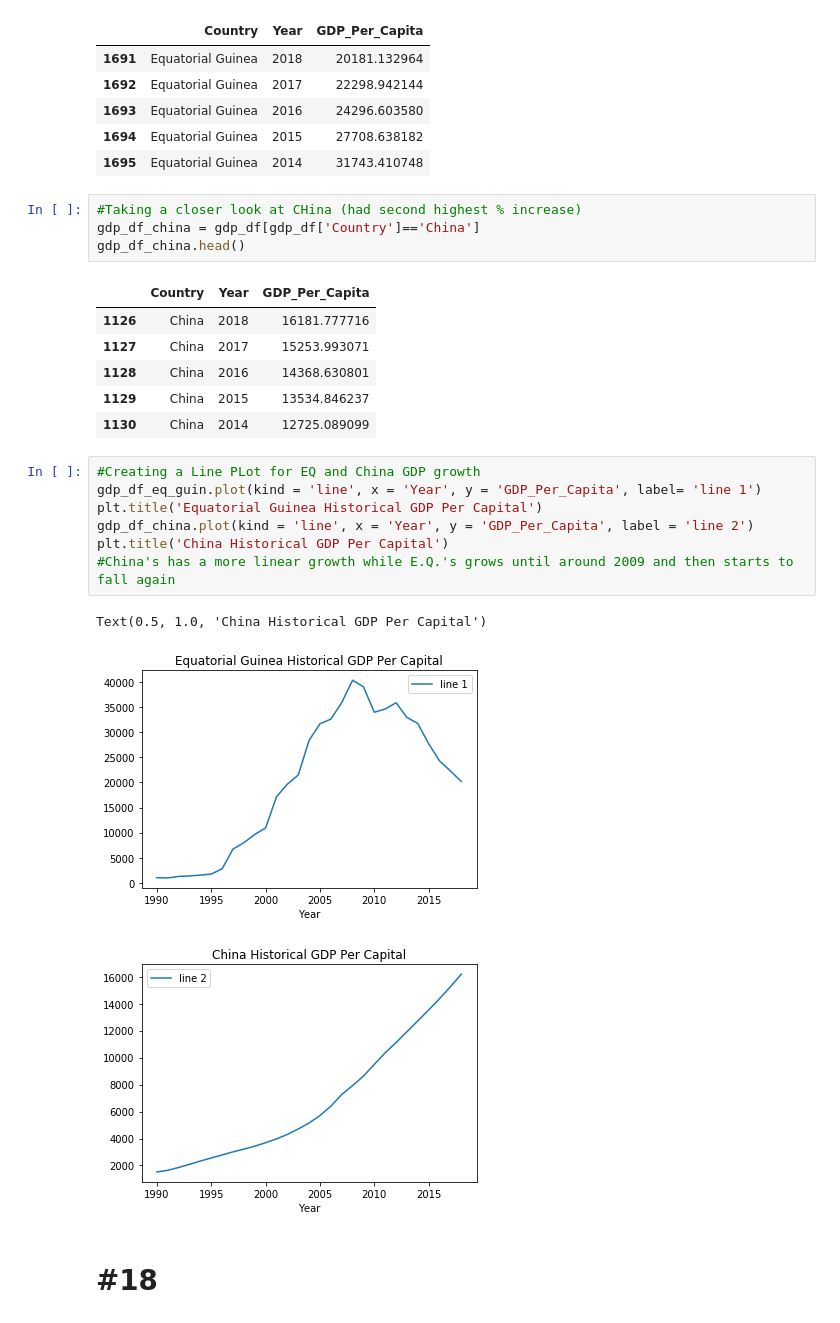
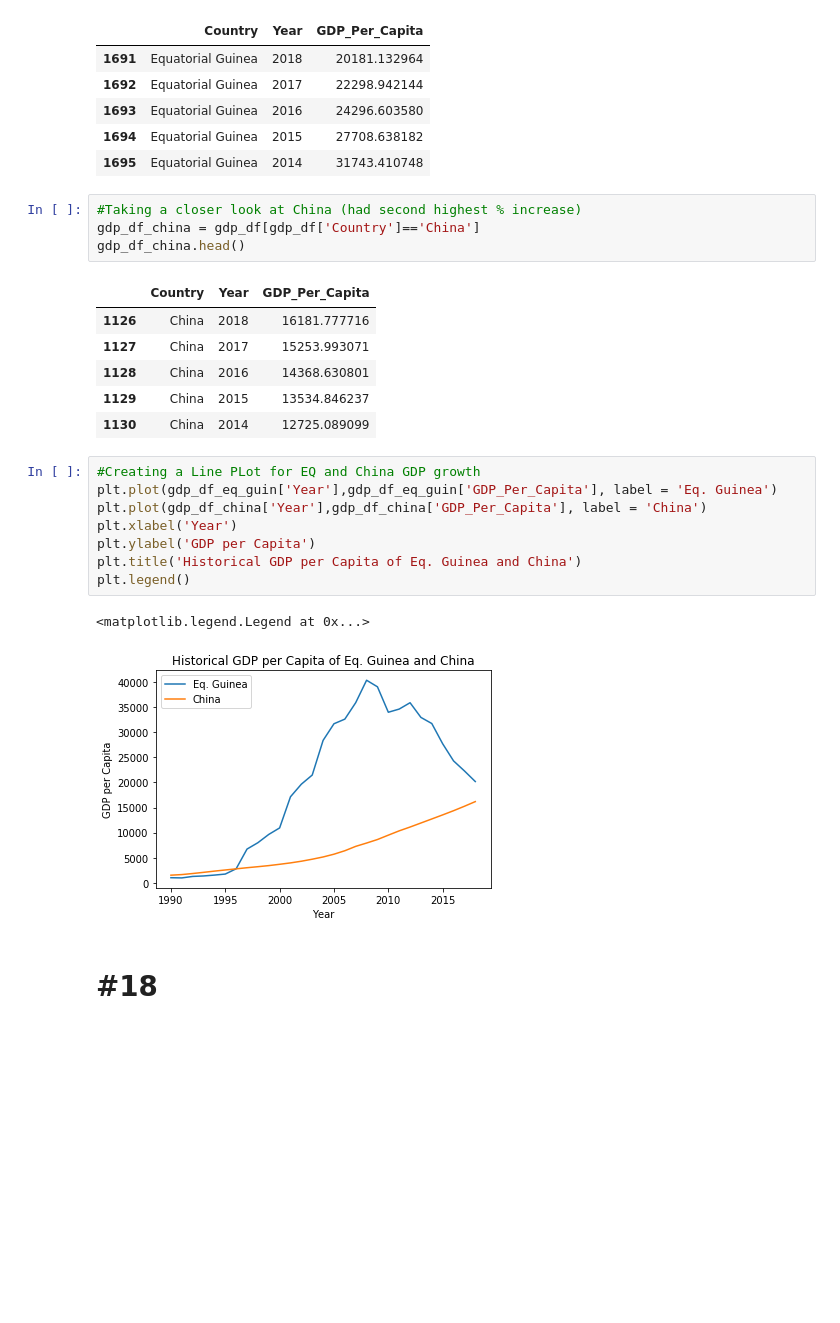
Before and after one commit to nss-data-science-cohort-4/dq1-undata-savyrosea, a Jupyter notebook: notebooks/UN_Data_Exploration.ipynb, the cells around one changed output. Drawn from its saved outputs; the diff is of its cells as text; blank space fills up the shorter version.

```diff
--- a/notebooks/UN_Data_Exploration.ipynb
+++ b/notebooks/UN_Data_Exploration.ipynb
@@ -256,7 +229,7 @@ gdp_df_eq_guin.head()
 | 1694 | Equatorial Guinea | 2015 | 27708.638182 |
 | 1695 | Equatorial Guinea | 2014 | 31743.410748 |
 # %%
-#Taking a closer look at CHina (had second highest % increase)
+#Taking a closer look at China (had second highest % increase)
 gdp_df_china = gdp_df[gdp_df['Country']=='China']
 gdp_df_china.head()
 # %% [output]
@@ -266,17 +239,17 @@ gdp_df_china.head()
 | 1128 | China | 2016 | 14368.630801 |
 | 1129 | China | 2015 | 13534.846237 |
 | 1130 | China | 2014 | 12725.089099 |
-# %%
-#Creating a Line PLot for EQ and China GDP growth
-gdp_df_eq_guin.plot(kind = 'line', x = 'Year', y = 'GDP_Per_Capita', label= 'line 1')
-plt.title('Equatorial Guinea Historical GDP Per Capital')
-gdp_df_china.plot(kind = 'line', x = 'Year', y = 'GDP_Per_Capita', label = 'line 2')
-plt.title('China Historical GDP Per Capital')
-#China's has a more linear growth while E.Q.'s grows until around 2009 and then starts to fall again
-# %% [output]
-Text(0.5, 1.0, 'China Historical GDP Per Capital')
-[figure, removed]
-[figure, removed]
+# %%
+#Creating a Line PLot for EQ and China GDP growth
+plt.plot(gdp_df_eq_guin['Year'],gdp_df_eq_guin['GDP_Per_Capita'], label = 'Eq. Guinea')
+plt.plot(gdp_df_china['Year'],gdp_df_china['GDP_Per_Capita'], label = 'China')
+plt.xlabel('Year')
+plt.ylabel('GDP per Capita')
+plt.title('Historical GDP per Capita of Eq. Guinea and China')
+plt.legend()
+# %% [output]
+<matplotlib.legend.Legend at 0x...>
+[figure, added]
 # %% [markdown]
 # #18
 # %%
```
Also changed, not shown: parts of 27 cells of this notebook.
